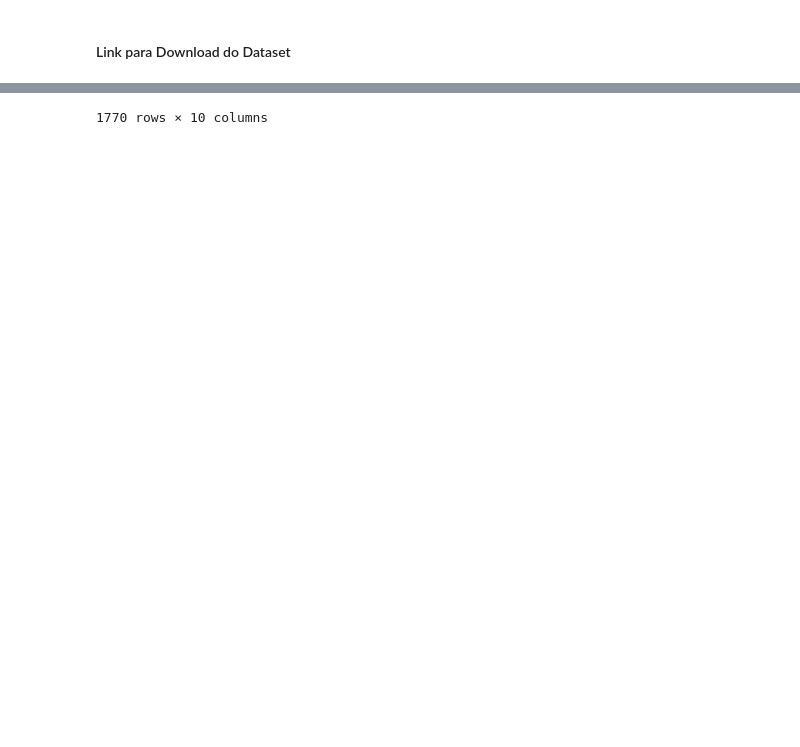
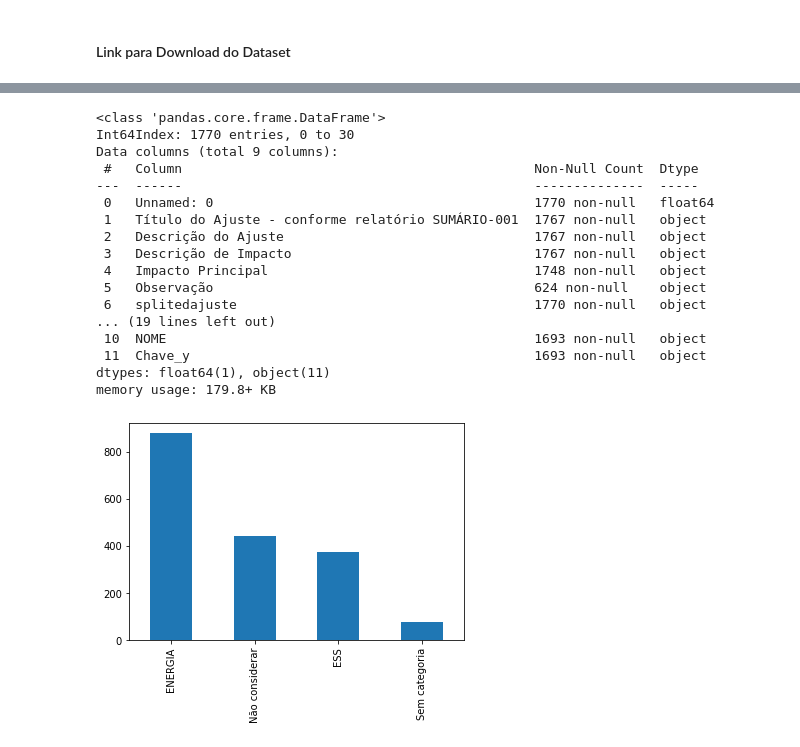
Before and after one commit to williamlapa/categorizar_ccee, a Jupyter notebook: PrepML.ipynb, the cells around one changed output, grey strips where cells are left out. Drawn from its saved outputs; the diff is of its cells as text; code cells hidden in the pictures; blank space fills up the shorter version.

```diff
--- a/PrepML.ipynb
+++ b/PrepML.ipynb
@@ -28,11 +27,10 @@ FileNotFoundError: [WinError 3] O sistema não pode encontrar o caminho especifi
 # %%
 #Aqui está a leitura
 #primeiros os dados do output
-path_acronimo='https://github.com/treakj/cienciadedados/blob/main/acronimos_rev.xlsx?raw=true'
+path_acronimo='https://github.com/treakj/cienciadedados/blob/main/acronimos_rev2.xlsx?raw=true'
 #path_tarifas='https://github.com/treakj/cienciadedados/blob/main/tarifas202019.zip'
 #path_eventos='https://github.com/treakj/cienciadedados/blob/0aeef662bf8c068c218134868ee326c5faad8007/eventos.csv'
 
-acronimo = pd.read_excel(path_acronimo)
 
 
 #leitura dos dados de entrada da CCEE
@@ -54,14 +64,20 @@ NameError: name 'onlyfiles' is not defined
 # %% [markdown]
 #### Link para Download do Dataset
 # %%
+acronimo = pd.read_excel(path_acronimo)
+acronimo['Chave']=acronimo['NOME'].apply(lambda x: str(x).replace('(*)','').replace('_','-'))
 
-tot['splitedajuste']=tot['Título do Ajuste - conforme relatório SUMÁRIO-001'].apply(lambda x: str(x).replace('(*)','').replace('_','-').replace('                                         ','\n').split('\n')[0])
+tot['Chave']=tot['Título do Ajuste - conforme relatório SUMÁRIO-001'].apply(lambda x: str(x).replace('(*)','').replace('_','-').replace('                                         ','\n').split('\n')[0])
 
-merged=tot.merge(acronimo, right_on='NOME', left_on='splitedajuste', how='left')
+merged=tot.merge(acronimo, right_on='Chave', left_on='splitedajuste', how='left')
+# merged=tot.join(acronimo,how='left', on='Chave')
 
 merged['TIPO'].fillna('Sem categoria', inplace=True)
 merged['Título do Ajuste - conforme relatório SUMÁRIO-001'].fillna('Título inexistente', inplace=True)
-merged.loc[merged['Título do Ajuste - conforme relatório SUMÁRIO-001'].str.contains('Encargo Liquidação MCP'),'TIPO']='Não considerar'
+merged['Descrição do Ajuste'].fillna('', inplace=True)
+merged['Descrição de Impacto'].fillna('', inplace=True)
+merged['Impacto Principal'].fillna('', inplace=True)
+# merged.loc[merged['Título do Ajuste - conforme relatório SUMÁRIO-001'].str.contains('Encargo Liquidação MCP'),'TIPO']='Não considerar'
 
 merged.to_excel('saidamerged.xlsx')
 !cp saidamerged.xlsx "drive/My Drive/ml/saida"
@@ -69,7 +85,10 @@ merged.to_excel('saidamerged.xlsx')
 
 #pd.read_csv(path_eventos, sep=";" ,encoding='utf-8')
 # %%
-merged
+merged['TIPO'].value_counts().plot(kind='bar')
+# acronimo = pd.read_excel(path_acronimo)
+tot.info()
+merged.info()
 # tot.to_excel('teste.xlsx')
 # !cp teste.xlsx "drive/My Drive/ml/"
 # %% [output]
@@ -88 +95,18 @@ merged
-1770 rows × 10 columns
+<class 'pandas.core.frame.DataFrame'>
+Int64Index: 1770 entries, 0 to 30
+Data columns (total 9 columns):
+ #   Column                                             Non-Null Count  Dtype
+---  ------                                             --------------  -----
+ 0   Unnamed: 0                                         1770 non-null   float64
+ 1   Título do Ajuste - conforme relatório SUMÁRIO-001  1767 non-null   object
+ 2   Descrição do Ajuste                                1767 non-null   object
+ 3   Descrição de Impacto                               1767 non-null   object
+ 4   Impacto Principal                                  1748 non-null   object
+ 5   Observação                                         624 non-null    object
+ 6   splitedajuste                                      1770 non-null   object
+... (19 lines left out)
+ 10  NOME                                               1693 non-null   object
+ 11  Chave_y                                            1693 non-null   object
+dtypes: float64(1), object(11)
+memory usage: 179.8+ KB
+[figure, added]
```
Also changed, not shown: parts of 11 cells of this notebook.
